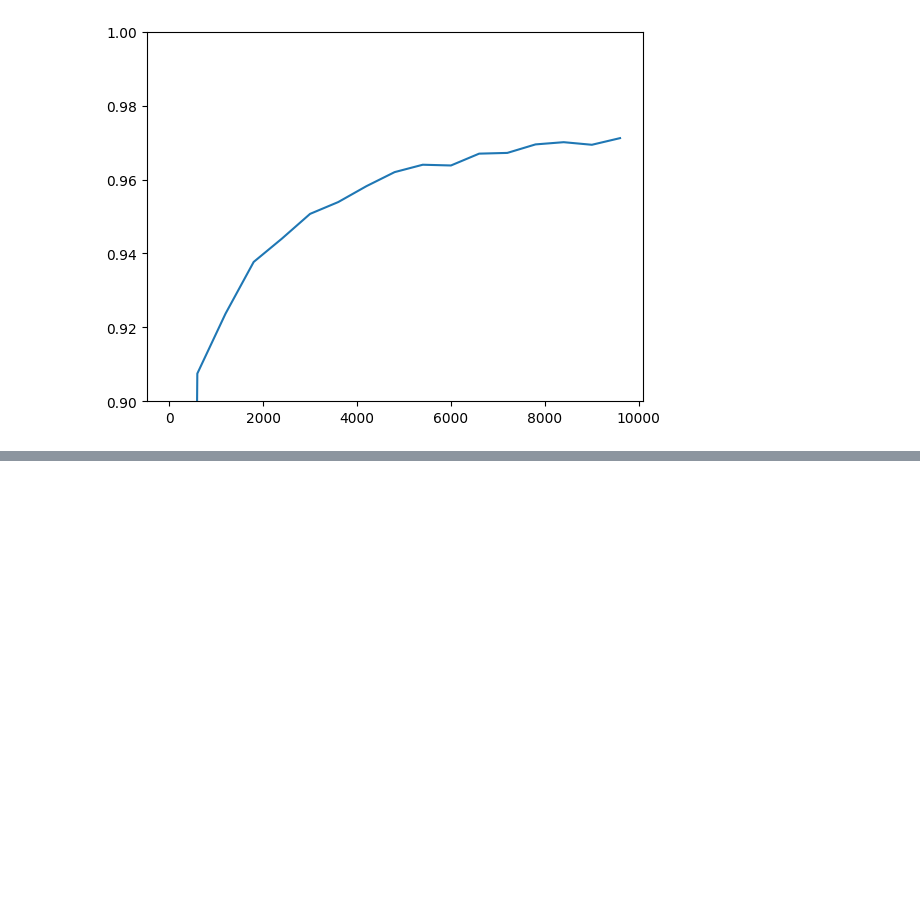
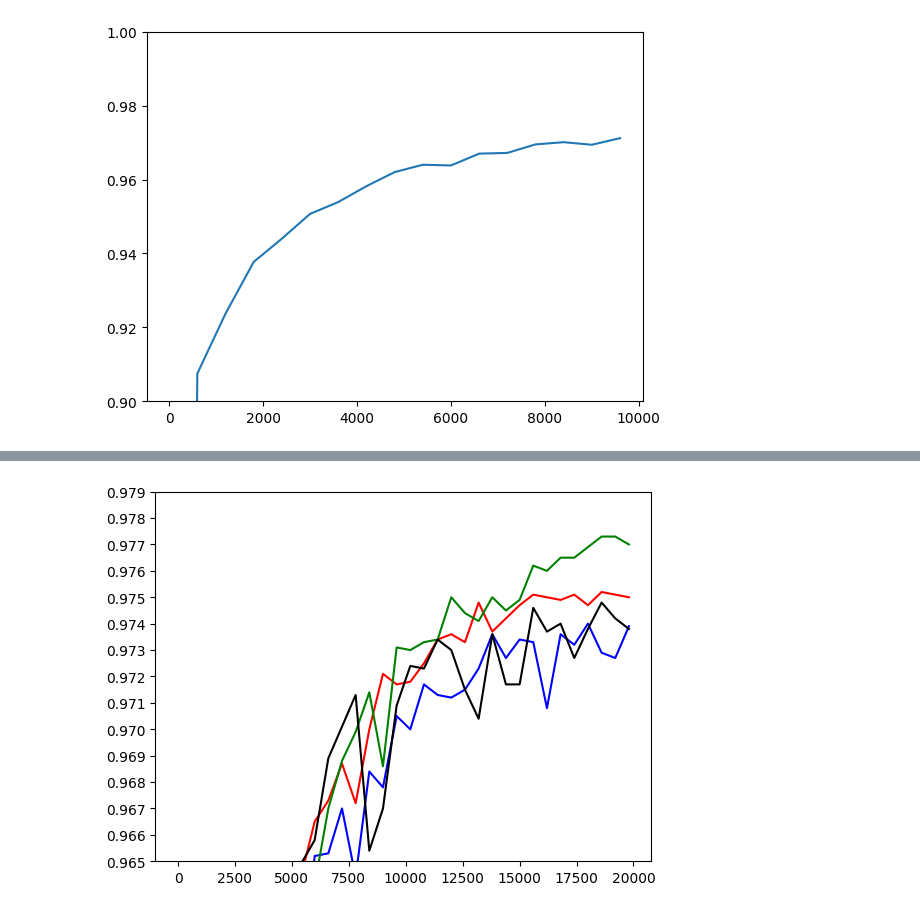
Before and after one commit to Chanmuzi/Deep-Learning-from-Scratch, a Jupyter notebook: 1권/ch05.ipynb, the cells around one changed output, grey strips where cells are left out. Saved outputs shown, nothing was run; the diff lists cells and outputs as text; code cells hidden in the pictures; blank space fills up the shorter version.

Commit message:
ch05: ThreeLayerNet

```diff
--- a/1권/ch05.ipynb
+++ b/1권/ch05.ipynb
@@ -367,7 +367,7 @@ from tqdm.auto import tqdm
 
 network = TwoLayerNet(input_size=784, hidden_size=50, output_size=10)
 
-iter_nums = 20000
+iter_nums = 25000
 train_size = x_train.shape[0]
 batch_size = 100
 learning_rate = 0.1
@@ -424,7 +424,7 @@ from tqdm.auto import tqdm
 
 network = TwoLayerNet(input_size=784, hidden_size=70, output_size=10)
 
-iter_nums = 20000
+iter_nums = 25000
 train_size = x_train.shape[0]
 batch_size = 100
 learning_rate = 0.1
@@ -481,7 +481,7 @@ from tqdm.auto import tqdm
 
 network = TwoLayerNet(input_size=784, hidden_size=100, output_size=10)
 
-iter_nums = 20000
+iter_nums = 25000
 train_size = x_train.shape[0]
 batch_size = 100
 learning_rate = 0.1
@@ -570,7 +570,7 @@ from tqdm.auto import tqdm
 
 network = TwoLayerNet(input_size=784, hidden_size=50, output_size=10)
 
-iter_nums = 10000
+iter_nums = 25000
 train_size = x_train.shape[0]
 batch_size = 100
 learning_rate = 0.1
@@ -631,0 +762,14 @@ plt.show()
+# %%
+import matplotlib.pyplot as plt
+
+plt.plot(np.arange(0, 20000, 600), test_acc_list, color='blue')
+plt.plot(np.arange(0, 20000, 600), test_acc_list_70, color='red')
+plt.plot(np.arange(0, 20000, 600), test_acc_list_100, color='green')
+plt.plot(np.arange(0, 20000, 600), test_acc_list_three_50, color='black')
+plt.ylim(0.965, 0.979, 0.001)
+plt.yticks(np.arange(0.965, 0.979, 0.001))
+
+
+plt.show()
+# %% [output]
+[figure, added]
```
Also changed, not shown: parts of 11 cells of this notebook.
